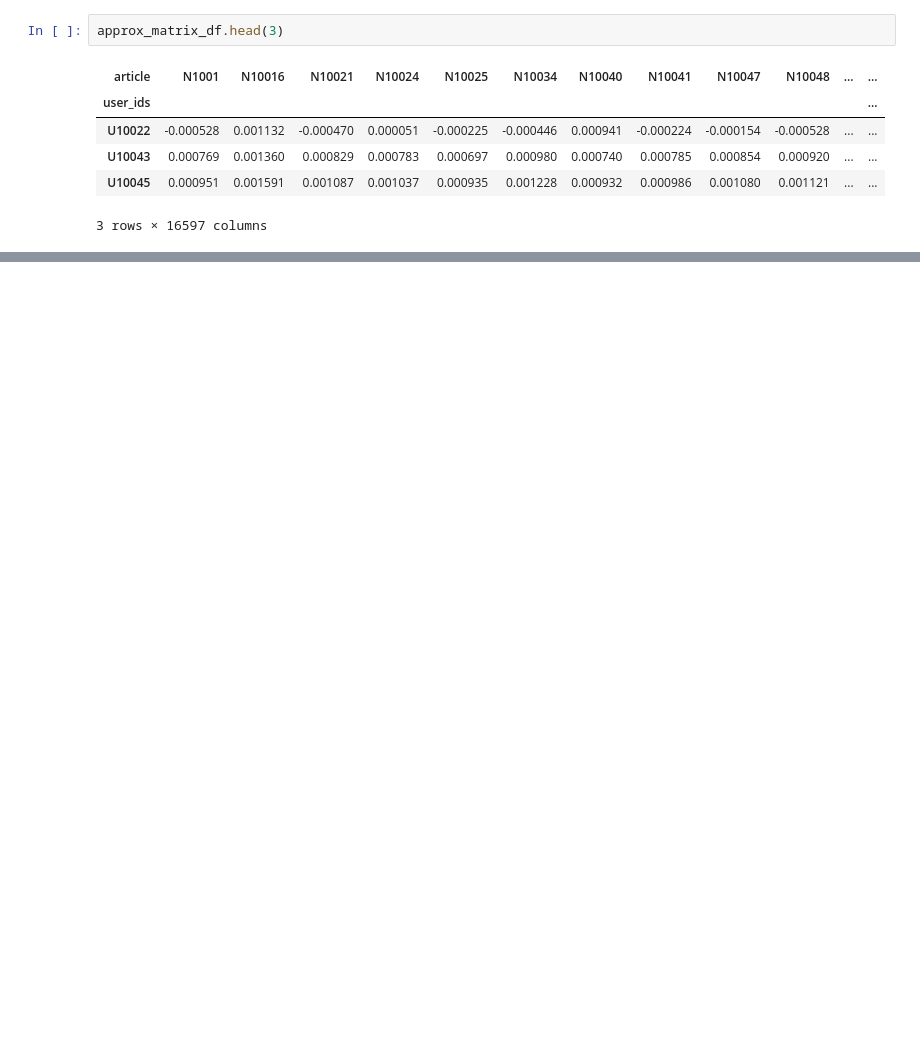
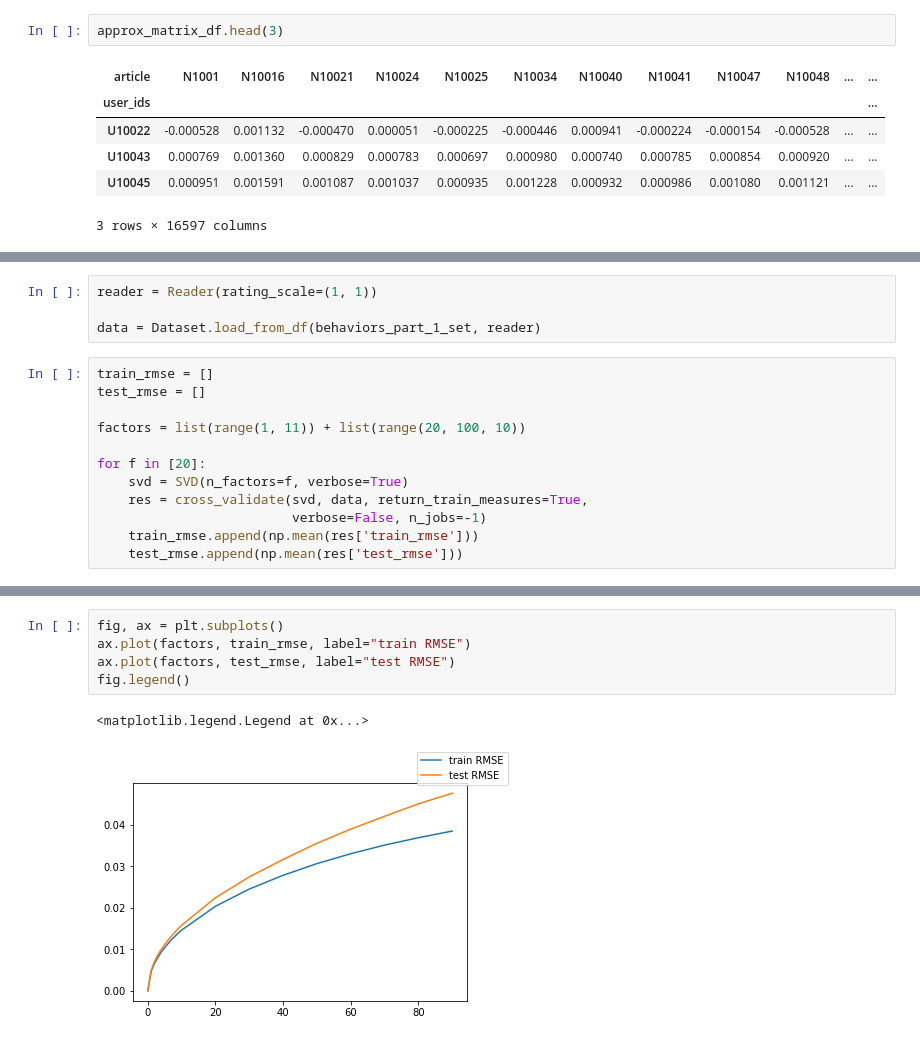
Before and after one commit to p4squ4lle/News-a-la-carte, a Jupyter notebook: notebooks/modelling/collaborative_filtering.ipynb, the cells around one changed output, grey strips where cells are left out. Saved outputs shown, nothing was run; the diff lists cells and outputs as text; blank space fills up the shorter version.

```diff
--- a/notebooks/modelling/collaborative_filtering.ipynb
+++ b/notebooks/modelling/collaborative_filtering.ipynb
@@ -226,0 +179,16 @@ cost = 1 - approx
+# %%
+reader = Reader(rating_scale=(1, 1))
+
+data = Dataset.load_from_df(behaviors_part_1_set, reader)
+# %%
+train_rmse = []
+test_rmse = []
+
+factors = list(range(1, 11)) + list(range(20, 100, 10))
+
+for f in [20]:
+    svd = SVD(n_factors=f, verbose=True)
+    res = cross_validate(svd, data, return_train_measures=True,
+                         verbose=False, n_jobs=-1)
+    train_rmse.append(np.mean(res['train_rmse']))
+    test_rmse.append(np.mean(res['test_rmse']))
@@ -226,0 +241,8 @@ cost = 1 - approx
+# %%
+fig, ax = plt.subplots()
+ax.plot(factors, train_rmse, label="train RMSE")
+ax.plot(factors, test_rmse, label="test RMSE")
+fig.legend()
+# %% [output]
+<matplotlib.legend.Legend at 0x...>
+[figure, added]
```
Also changed, not shown: parts of 22 cells of this notebook.
